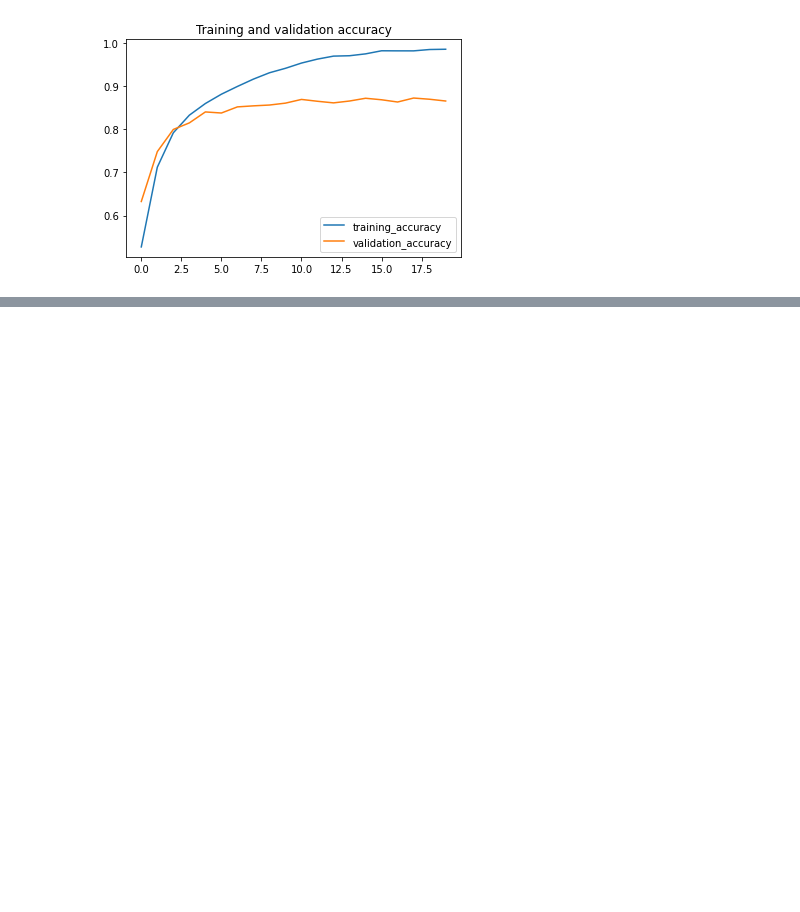
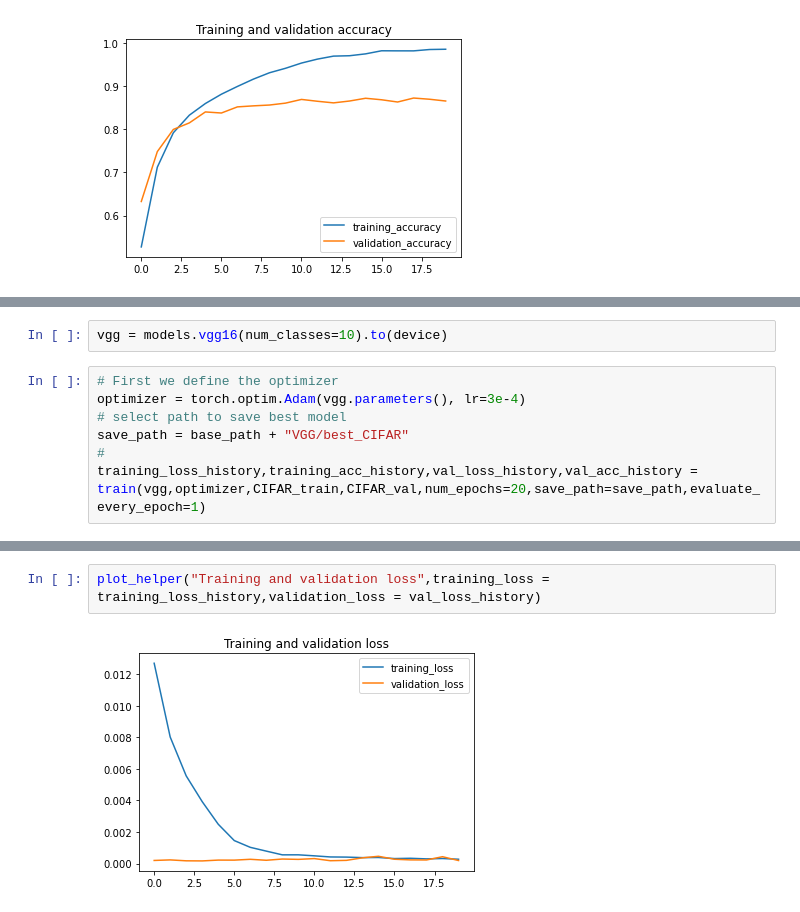
Before and after one commit to khalit7/Computer_Vision_Models_Analysis, a Jupyter notebook: Image_classification.ipynb, the cells around one changed output, grey strips where cells are left out. Drawn from its saved outputs; the diff is of its cells as text; blank space fills up the shorter version.

```diff
--- a/Image_classification.ipynb
+++ b/Image_classification.ipynb
@@ -623,0 +763,9 @@ plot_helper("Training and validation accuracy",training_accuracy = training_acc_
+# %%
+vgg = models.vgg16(num_classes=10).to(device)
+# %%
+# First we define the optimizer
+optimizer = torch.optim.Adam(vgg.parameters(), lr=3e-4)
+# select path to save best model
+save_path = base_path + "VGG/best_CIFAR"
+#
+training_loss_history,training_acc_history,val_loss_history,val_acc_history = train(vgg,optimizer,CIFAR_train,CIFAR_val,num_epochs=20,save_path=save_path,evaluate_every_epoch=1)
@@ -623,0 +804,4 @@ plot_helper("Training and validation accuracy",training_accuracy = training_acc_
+# %%
+plot_helper("Training and validation loss",training_loss = training_loss_history,validation_loss = val_loss_history)
+# %% [output]
+[figure, added]
```
Also changed, not shown: parts of 26 cells of this notebook.
